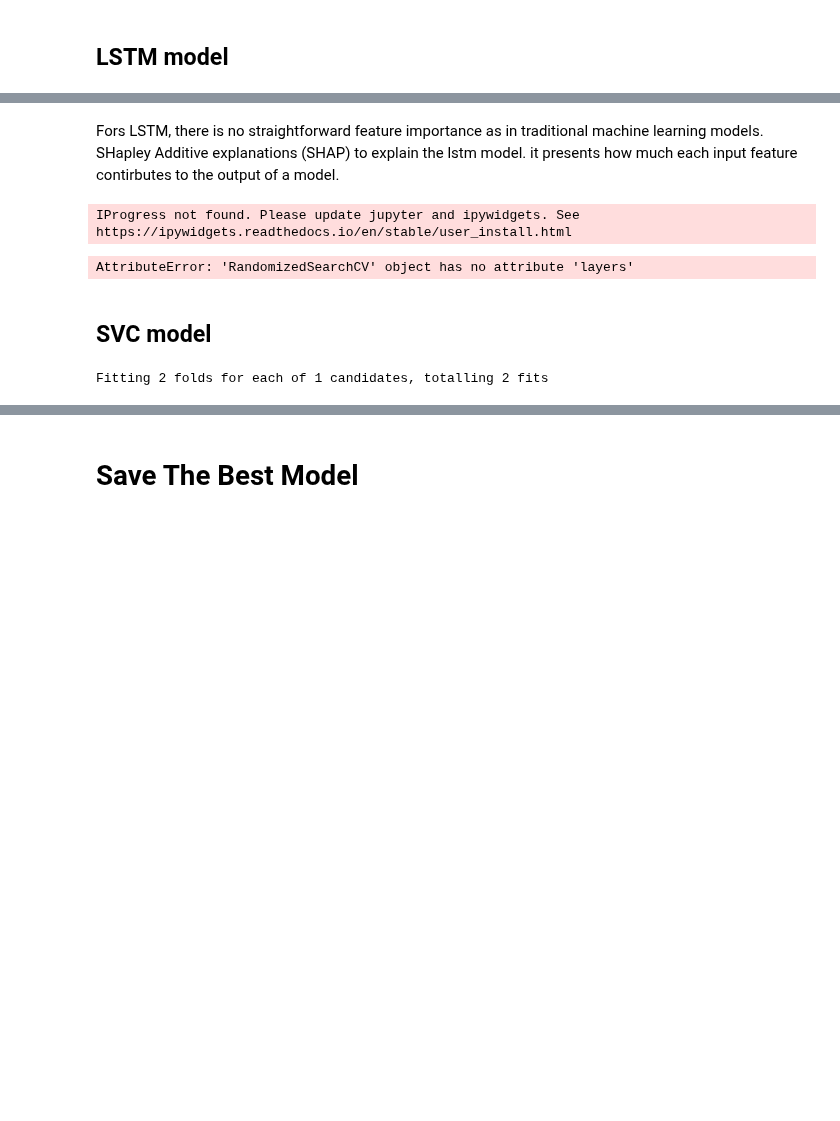
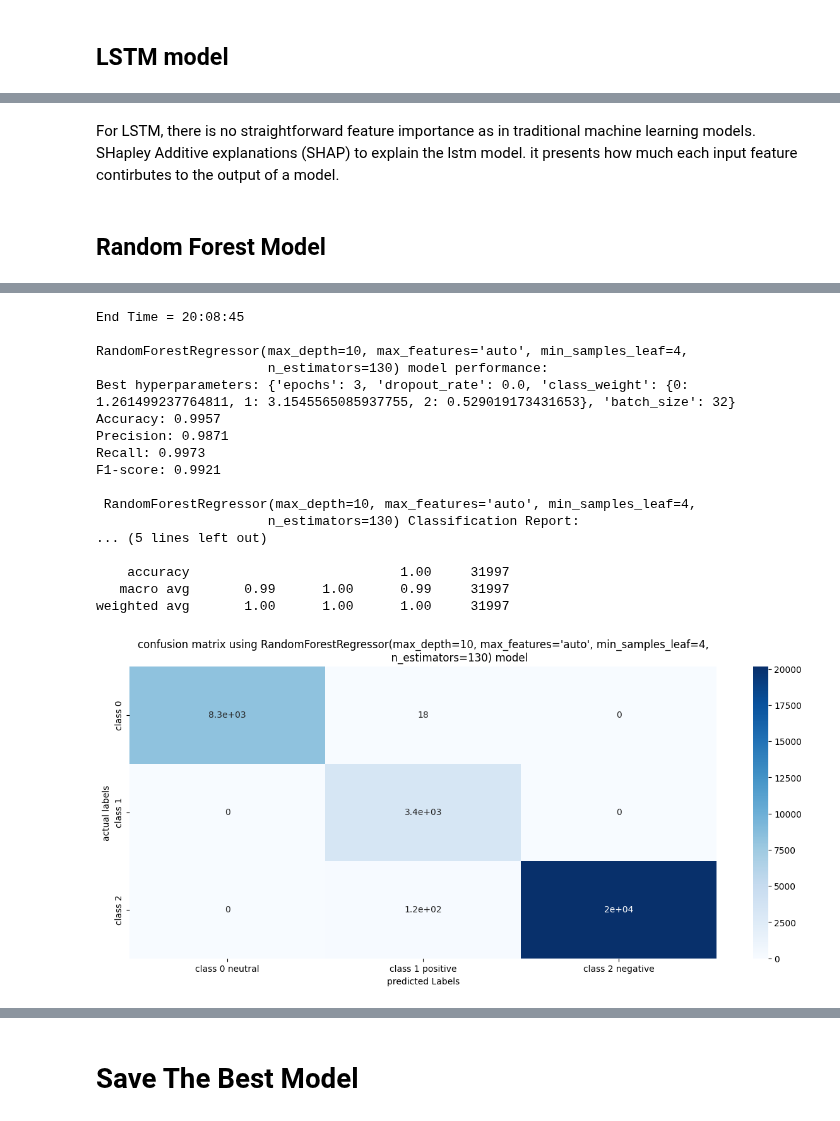
Before and after one commit to Gardenialover/Capstone_Three_Project, a Jupyter notebook: notebooks/pre.ipynb, the cells around one changed output, grey strips where cells are left out. Drawn from its saved outputs; the diff is of its cells as text; code cells hidden in the pictures; blank space fills up the shorter version.

```diff
--- a/notebooks/pre.ipynb
+++ b/notebooks/pre.ipynb
@@ -425,11 +455,2 @@ plt.show()
 # %% [markdown]
-Fors LSTM, there is no straightforward feature importance as  in traditional machine learning models.    SHapley Additive explanations (SHAP) to explain the lstm model. it presents how much each input feature contirbutes to the output of a model.
+For LSTM, there is no straightforward feature importance as  in traditional machine learning models.    SHapley Additive explanations (SHAP) to explain the lstm model. it presents how much each input feature contirbutes to the output of a model.
-# %%
-import shap
-explainer= shap.DeepExplainer((lstm_grid.layers[0].input, lstm_grid.layers[-1].output), X_train[:100])
-# shap_values = explainer.shap_values(X_train)
-# # # show the  magnitude and direction of featur impact on the output of the model
-# shap.summary_plot(shap_values, X_train)
-# %% [output]
-IProgress not found. Please update jupyter and ipywidgets. See https://ipywidgets.readthedocs.io/en/stable/user_install.html
-AttributeError: 'RandomizedSearchCV' object has no attribute 'layers'
@@ -445,2 +456,0 @@ attention_model = Model
-# %% [markdown]
-## SVC model
@@ -453,18 +456,0 @@ svc_param_grid = {'C': [0.1], 'gamma': [0.1],'kernel': ['rbf'], 'class_weight' :
-# %%
-kfold = StratifiedKFold(n_splits=3, shuffle=True, random_state=123)
-svc_grid = RandomizedSearchCV(
-    estimator=svc_model,
-    param_distributions=svc_param_grid,
-    scoring="accuracy",
-    cv=2,
-    verbose=1,
-    error_score="raise",
-    n_jobs=-1,
-)
-svc_grid_results = svc_grid.fit(X_train, y_train)
-# %% [output]
-Fitting 2 folds for each of 1 candidates, totalling 2 fits
-# %%
-best_svc_params = svc_grid_result.best_params_
-best_svc_model = svc_model(**best_lstm_params)
-best_svc_model.fit(X_train, y_train)
@@ -476,0 +457,2 @@ print(f'accuracy:{svc_accuracy}')
+# %% [markdown]
+## Random Forest Model
@@ -476,0 +461,24 @@ print(f'accuracy:{svc_accuracy}')
+# %%
+rf = RandomForestRegressor()
+random_grid = {
+               'max_depth': [10],
+               'max_features': ['auto'],
+               'min_samples_leaf': [ 4],
+               'n_estimators': [130]}
+
+rf_random = RandomizedSearchCV(estimator = rf, param_distributions = random_grid, n_iter = 100, cv = 2, verbose=2, random_state=42, n_jobs = -1)
+# Fit the random search model
+
+from datetime import datetime
+print("Start Time =", datetime.now().strftime("%H:%M:%S"))
+rf_random_result = rf_random.fit(
+    X_train, y_train
+)
+print("End Time =", datetime.now().strftime("%H:%M:%S"))
+
+best_rf_params = rf_random.best_params_
+best_rf_model = rf_random.best_estimator_
+
+y_rf_pred = best_rf_model.predict(X_test).round()
+model_metrics(best_rf_model, y_test, y_rf_pred, best_lstm_params)
+# %% [output]
@@ -476,0 +487,18 @@ print(f'accuracy:{svc_accuracy}')
+End Time = 20:08:45
+
+RandomForestRegressor(max_depth=10, max_features='auto', min_samples_leaf=4,
+                      n_estimators=130) model performance:
+Best hyperparameters: {'epochs': 3, 'dropout_rate': 0.0, 'class_weight': {0: 1.261499237764811, 1: 3.1545565085937755, 2: 0.529019173431653}, 'batch_size': 32}
+Accuracy: 0.9957
+Precision: 0.9871
+Recall: 0.9973
+F1-score: 0.9921
+
+ RandomForestRegressor(max_depth=10, max_features='auto', min_samples_leaf=4,
+                      n_estimators=130) Classification Report:
+... (5 lines left out)
+
+    accuracy                           1.00     31997
+   macro avg       0.99      1.00      0.99     31997
+weighted avg       1.00      1.00      1.00     31997
+[figure, added]
```
Also changed, not shown: parts of 34 cells of this notebook, 3 other files.
